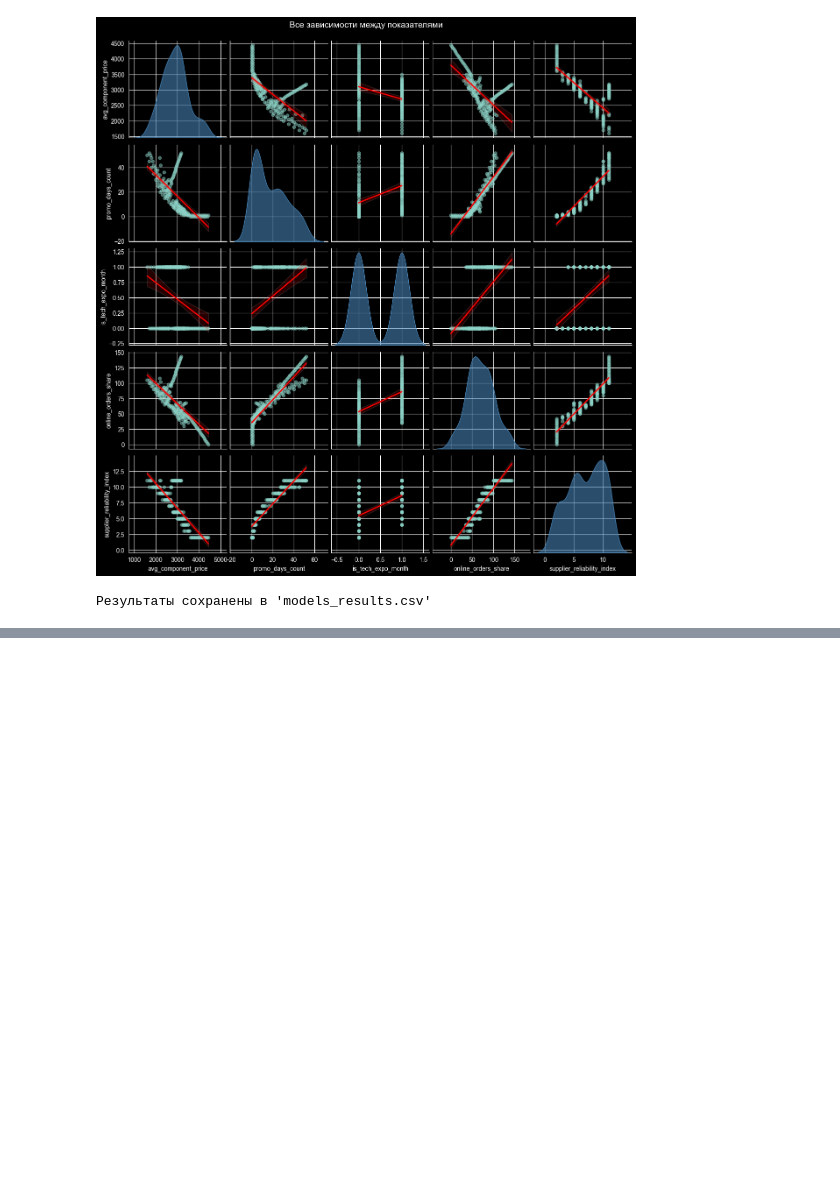
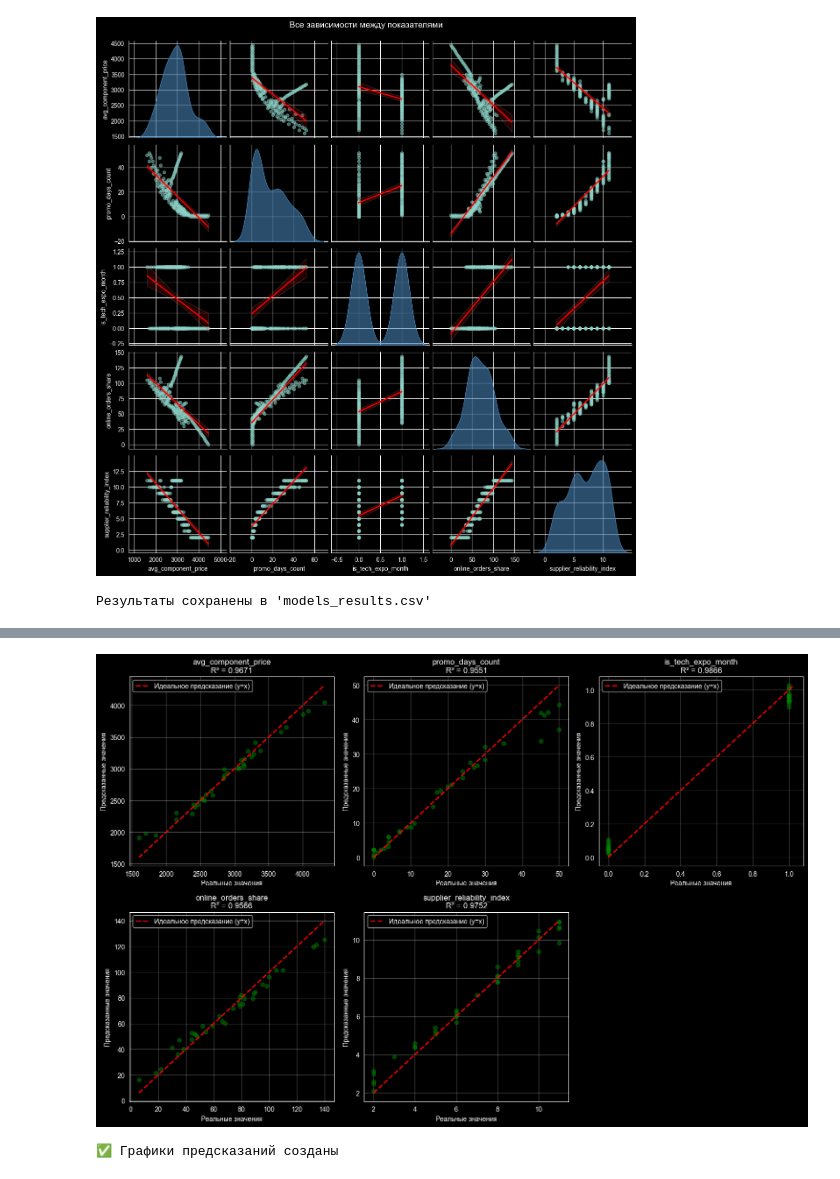
Before and after one commit to Danil-prog-coder/University_Python_Course_Work, a Jupyter notebook: ML/machine_learning.ipynb, the cells around one changed output, grey strips where cells are left out. Cells and saved outputs as stored; diff of their text form; code cells hidden in the pictures; blank space fills up the shorter version.

```diff
--- a/ML/machine_learning.ipynb
+++ b/ML/machine_learning.ipynb
@@ -210,0 +258,36 @@ KeyError: 'promo_days_count→avg_component_price'
+# %%
+# ============================================
+# Дополнительный график: реальные vs предсказанные (точечный)
+# ============================================
+fig2, axes2 = plt.subplots(2, 3, figsize=(15, 10))
+axes2 = axes2.flatten()
+
+for i, feature in enumerate(features):
+    ax = axes2[i]
+
+    real_all = y_test[:, i]
+    pred_all = y_pred[:, i]
+
+    ax.scatter(real_all, pred_all, alpha=0.5, color='green')
+
+    # Линия идеального предсказания (y = x)
+    min_val = min(real_all.min(), pred_all.min())
+    max_val = max(real_all.max(), pred_all.max())
+    ax.plot([min_val, max_val], [min_val, max_val], 'r--', lw=2, label='Идеальное предсказание (y=x)')
+
+    ax.set_xlabel('Реальные значения')
+    ax.set_ylabel('Предсказанные значения')
+    ax.set_title(f'{feature}\nR² = {r2_score(real_all, pred_all):.4f}')
+    ax.legend()
+    ax.grid(True, alpha=0.3)
+
+if len(features) < 6:
+    fig2.delaxes(axes2[5])
+
+plt.tight_layout()
+plt.show()
+
+print("\n✅ Графики предсказаний созданы")
+# %% [output]
+[figure, added]
+✅ Графики предсказаний созданы
```
Also changed, not shown: parts of 1 cell of this notebook.
